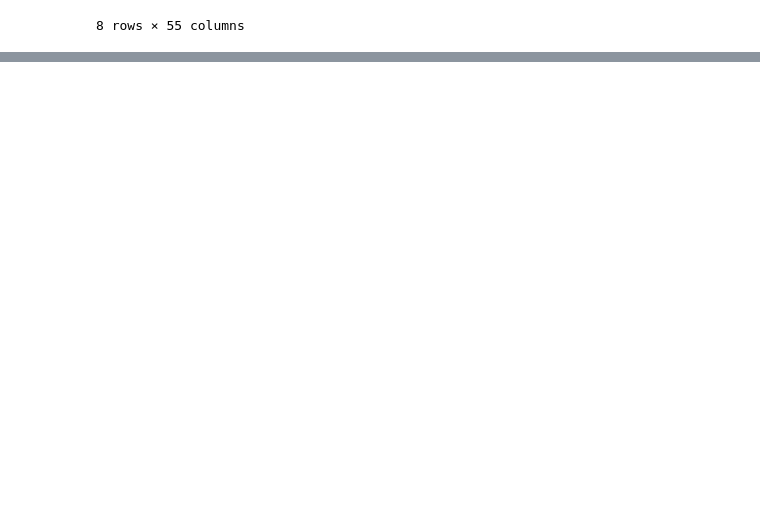
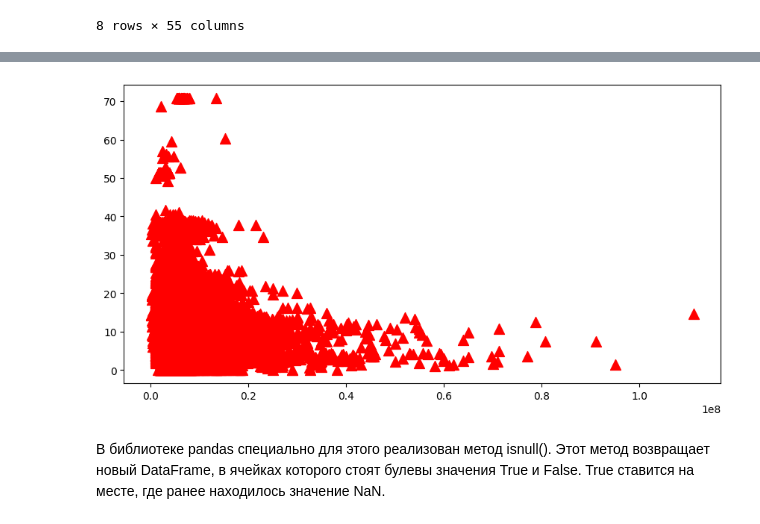
Before and after one commit to DaryaIly/my_data_science, a Jupyter notebook: PY_14_Очистка данных/unit.ipynb, the cells around one changed output, grey strips where cells are left out. Saved outputs shown, nothing was run; the diff lists cells and outputs as text; code cells hidden in the pictures; blank space fills up the shorter version.

Commit message:
studying pandas basics

```diff
--- a/PY_14_Очистка данных/unit.ipynb
+++ b/PY_14_Очистка данных/unit.ipynb
@@ -55,0 +90,14 @@ sber_data.describe()
+# %%
+fig = plt.figure(figsize=(8, 4))
+axes = fig.add_axes([0, 0, 1, 1])
+axes.scatter(
+    x=sber_data['price_doc'],
+    y=sber_data['kremlin_km'],
+    s=100,
+    marker='^',
+    c = 'red'
+);
+# %% [output]
+[figure, added]
+# %% [markdown]
+В библиотеке pandas специально для этого реализован метод isnull(). Этот метод возвращает новый DataFrame, в ячейках которого стоят булевы значения True и False. True ставится на месте, где ранее находилось значение NaN.
```
Also changed, not shown: parts of 123 cells of this notebook, 4 other files.
